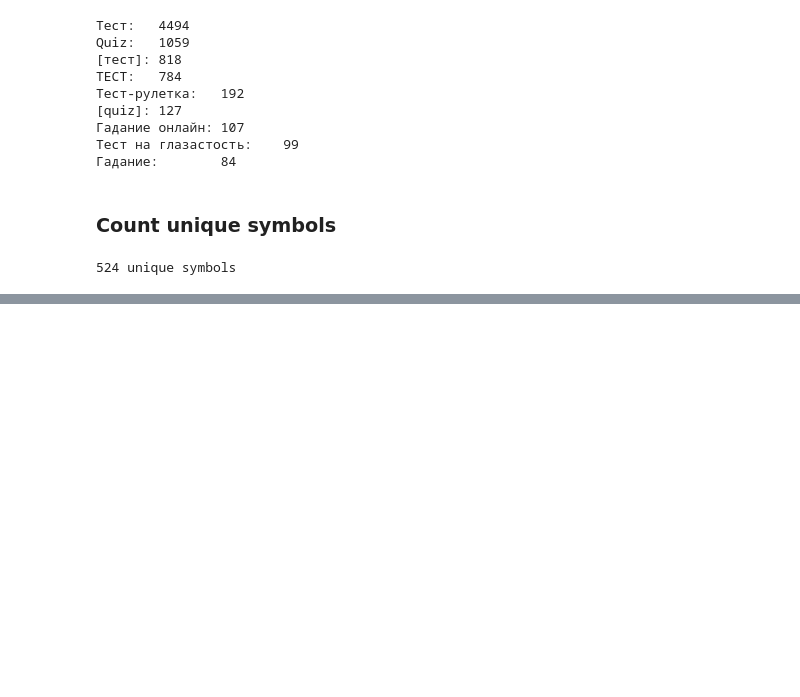
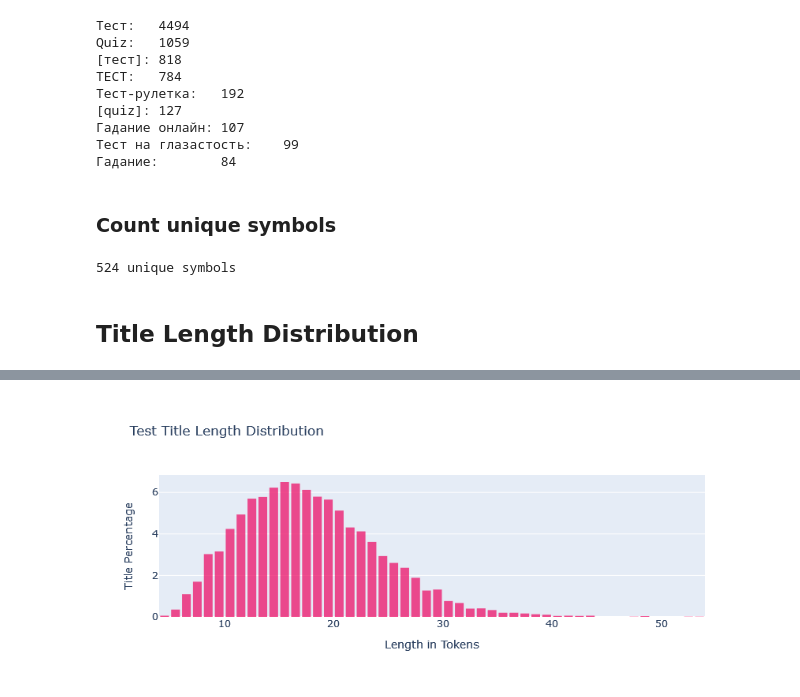
Before and after one commit to kevlarsweetheart/thegirlpt, a Jupyter notebook: training_experiments/data_preparation.ipynb, the cells around one changed output, grey strips where cells are left out. Saved outputs shown, nothing was run; the diff lists cells and outputs as text; code cells hidden in the pictures; blank space fills up the shorter version.

Commit message:
EDA: test title length distribution (vocabulary size options)

```diff
--- a/training_experiments/data_preparation.ipynb
+++ b/training_experiments/data_preparation.ipynb
@@ -130,3 +130,39 @@ with open(TITLE_DUMP, "r", encoding="utf-8") as infile:
 print(f"{len(symbol_set)} unique symbols")
 # %% [output]
 524 unique symbols
+# %% [markdown]
+## Title Length Distribution
+# %%
+tokenizer = PreTrainedTokenizerFast.from_pretrained(TOKENIZER)
+
+with open(TITLE_DUMP, "r", encoding="utf-8") as infile:
+    token_count_plain = list(map(lambda _: len(tokenizer.tokenize(_, add_special_tokens=False)), [
+        line.strip()
+        for line
+        in infile
+    ]))
+# %%
+fig = go.Figure()
+
+fig.add_trace(go.Histogram(
+    x=token_count_plain,
+    histnorm="percent",
+    name="Test Title Length in Tokens",
+    xbins={
+        "start": 0.0,
+        "end": 64.0,
+        "size": 1.0
+    },
+    marker_color=COLOR,
+    opacity=0.75
+))
+
+fig.update_layout(
+    title_text="Test Title Length Distribution",
+    xaxis_title_text="Length in Tokens",
+    yaxis_title_text="Title Percentage",
+    bargap=0.2
+)
+
+fig.show()
+# %% [output]
@@ -132,0 +170 @@ print(f"{len(symbol_set)} unique symbols")
+[figure, added]
```
Also changed, not shown: parts of 2 cells of this notebook.
